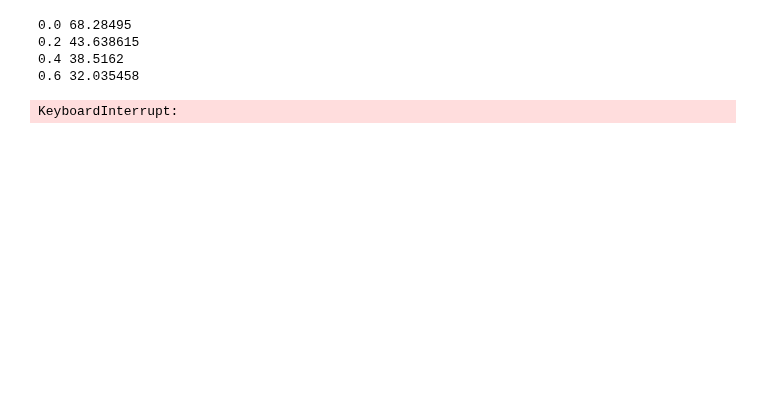
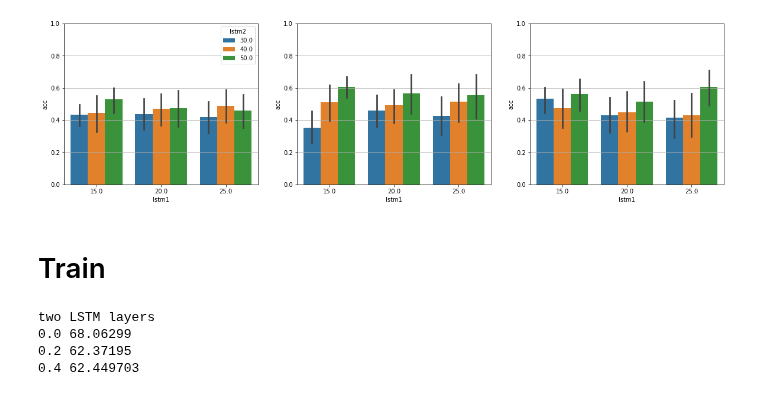
Before and after one commit to andrebeu/PM, a Jupyter notebook: dual_lstms.ipynb, the cells around one changed output. Drawn from its saved outputs; the diff is of its cells as text; code cells hidden in the pictures; blank space fills up the shorter version.

Commit message:
deep_dual_lstms_sweep2

```diff
--- a/dual_lstms.ipynb
+++ b/dual_lstms.ipynb
@@ -18,0 +34,19 @@ from matplotlib import pyplot as plt
+# %%
+import pandas as pd
+
+cols = ['acc','lstm1','lstm2','ntrials','seed']
+df = pd.DataFrame(columns=cols)
+data_dict = {}
+
+fdir = 'model_data/dual_lstms_sweep1/'
+
+stsize1L,stsize2L,ntrialsL,seedL = [15,20,25],[30,40,50],[1,2,3],np.arange(20)
+for stsize1,stsize2,ntrials,seed in itertools.product(stsize1L,stsize2L,ntrialsL,seedL):
+  fpath = fdir+"lstm1_%i-lstm2_%i-ntrials_%i-seed_%i-tracc.npy" %(stsize1,stsize2,ntrials,seed)
+  try:
+    tracc = np.load(fpath)
+  except:
+    continue
+  acc = tracc[-10000:].mean()
+  df_ = pd.DataFrame(np.array([[acc,stsize1,stsize2,ntrials,seed]]),columns=cols)
+  df = df.append(df_)
@@ -19,3 +73,17 @@ from matplotlib import pyplot as plt
+# %%
+fig,axarr = plt.subplots(1,3,figsize=(20,5))
+for idx in [1,2,3]:
+  ax = axarr[idx-1]
+  sub_df = df[df['ntrials']==idx]
+  sns.barplot(data=sub_df,y='acc',x='lstm1',hue='lstm2',ax=ax,)
+  if idx!=1:
+    ax.get_legend().remove()
+  ax.set_ylim(0,1)
+  ax.grid(axis='y')
+# %% [output]
+[figure, added]
+# %% [markdown]
+# Train
 # %%
 def gen_data_fn(task,ntrials,trlen):
   i,x,y = task.gen_ep_data(num_trials=ntrials,
@@ -33,17 +101,16 @@ ntrials = 1
 L = []
 for ntrials in [1,2,3]:
   trlen = int(30/ntrials)
-  net = NetDualLSTMToy(stsize=35,seed=seed)
+  net = NetDualLSTMToy(stsize1=10,stsize2=30,seed=seed)
   task = TaskDualPM(num_back=1,nmaps=nmaps,seed=seed)
   lam_gen_data_fn = lambda: gen_data_fn(task,ntrials,trlen)
   tr_acc = train_net(net,task,neps=200000,gen_data_fn=lam_gen_data_fn,verb=True)
   L.append(tr_acc)
 # %% [output]
-0.0 68.28495
-0.2 43.638615
-0.4 38.5162
-0.6 32.035458
+two LSTM layers
+0.0 68.06299
+0.2 62.37195
+0.4 62.449703
-KeyboardInterrupt:
 # %%
 for tracc in L:
   plt.plot(mov_avg(tracc,200))
```
Also changed, not shown: parts of 5 cells of this notebook, 14 other files.
